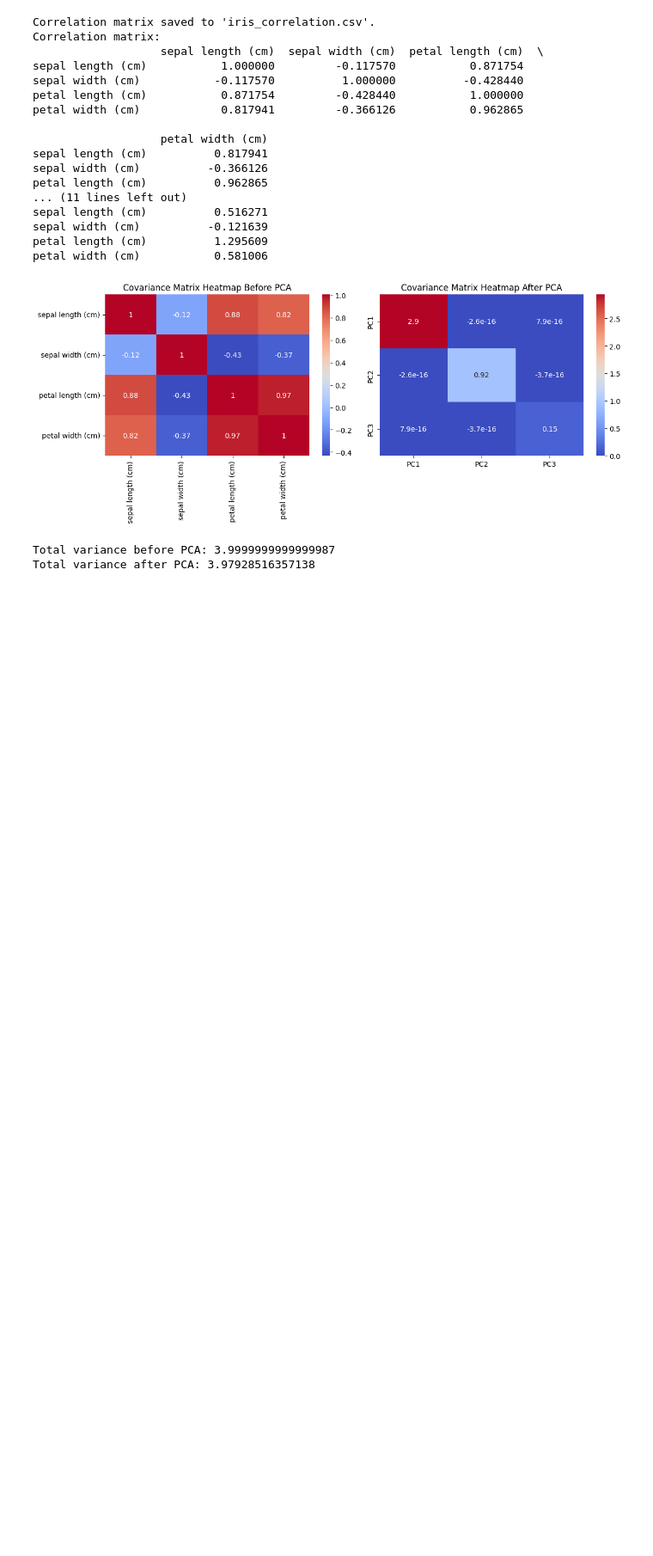
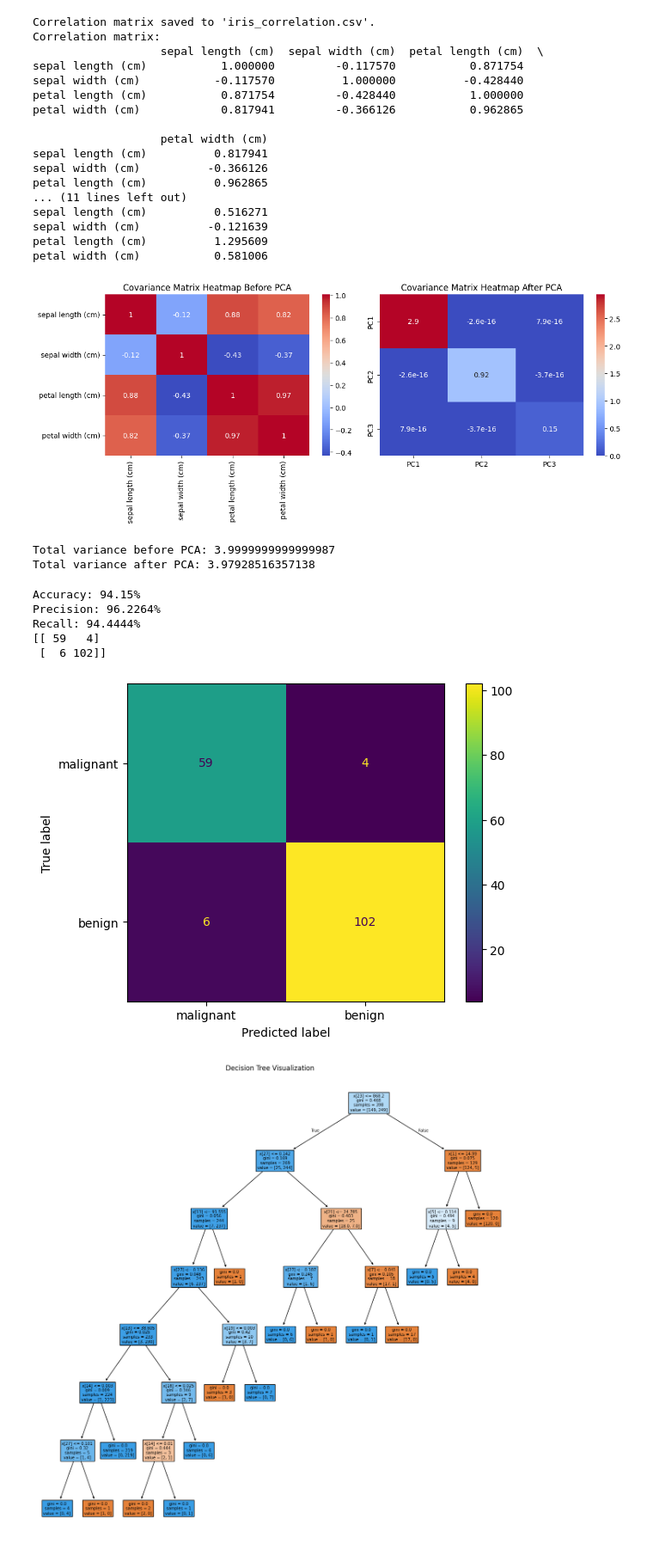
Before and after one commit to AJ26WEST/AI-S5, a Jupyter notebook: test.ipynb, the cells around one changed output. Shown: that part at 86% size. Cells and saved outputs as stored; diff of their text form; code cells hidden in the pictures; blank space fills up the shorter version.

```diff
--- a/test.ipynb
+++ b/test.ipynb
@@ -224,3 +220,52 @@ print("Total variance after PCA:", np.sum(np.var(X_pca, axis=0)))
 [figure]
 Total variance before PCA: 3.9999999999999987
 Total variance after PCA: 3.97928516357138
+# %%
+from sklearn.datasets import load_breast_cancer
+from sklearn.model_selection import train_test_split
+from sklearn import tree
+from sklearn.metrics import accuracy_score, precision_score, recall_score, confusion_matrix, ConfusionMatrixDisplay
+import matplotlib.pyplot as plt
+
+# Load data
+data = load_breast_cancer()
+X, y = data.data, data.target
+
+# Split
+X_train, X_test, y_train, y_test = train_test_split(X, y, test_size=0.3, random_state=432)
+
+# Train decision tree
+Dtree = tree.DecisionTreeClassifier().fit(X_train, y_train)
+pred = Dtree.predict(X_test)
+
+# Metrics with correct argument order
+acc = accuracy_score(y_test, pred)
+print(f"Accuracy: {round(acc*100, 2)}%")
+
+prec = precision_score(y_test, pred)
+print(f"Precision: {round(prec*100, 4)}%")
+
+rc = recall_score(y_test, pred)
+print(f"Recall: {round(rc*100, 4)}%")
+
+# Confusion matrix and display with correct class labels
+cm = confusion_matrix(y_test, pred)
+print(cm)
+
+disp = ConfusionMatrixDisplay(confusion_matrix=cm, display_labels=data.target_names)
+disp.plot()
+plt.show()
+
+# Decision tree visualization
+plt.figure(figsize=(15, 15))
+tree.plot_tree(Dtree, filled=True)
+plt.title("Decision Tree Visualization")
+plt.show()
+# %% [output]
+Accuracy: 94.15%
+Precision: 96.2264%
+Recall: 94.4444%
+[[ 59   4]
+ [  6 102]]
+[figure, added]
+[figure, added]
```
Also changed, not shown: parts of 7 cells of this notebook.
